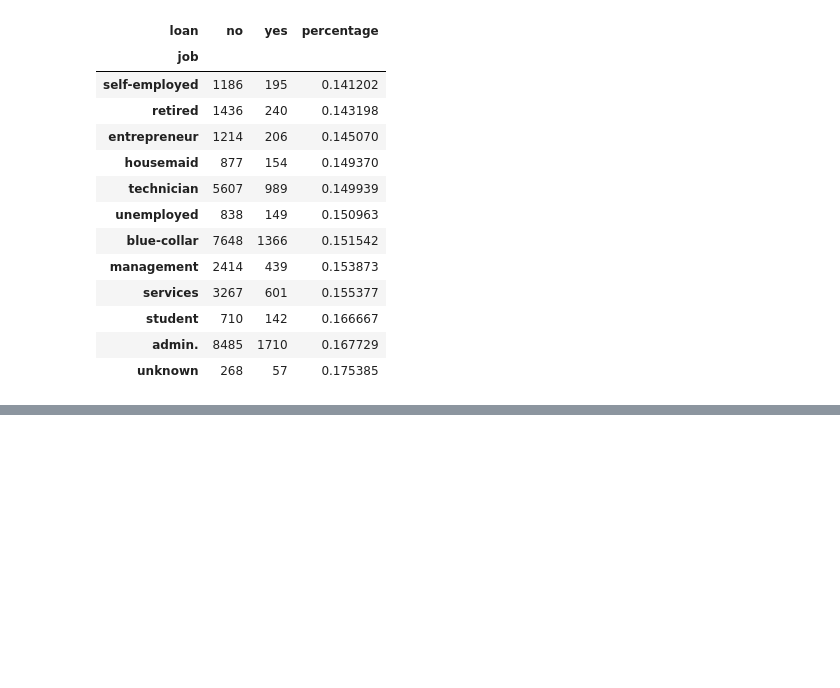
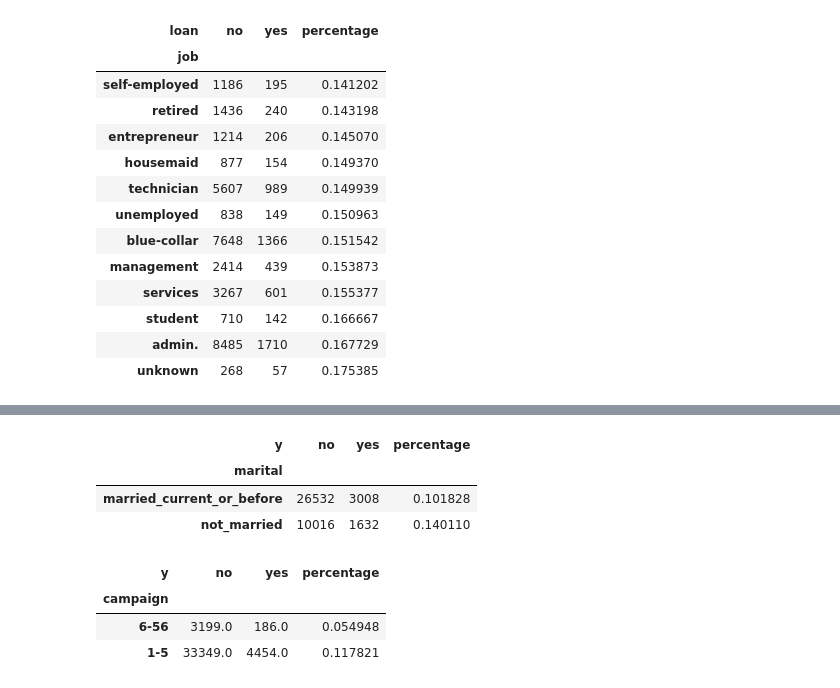
Before and after one commit to yatong2/Springboard, a Jupyter notebook: Capstone_Data_Exploration.ipynb, the cells around one changed output, grey strips where cells are left out. Saved outputs shown, nothing was run; the diff lists cells and outputs as text; code cells hidden in the pictures; blank space fills up the shorter version.

```diff
--- a/Capstone_Data_Exploration.ipynb
+++ b/Capstone_Data_Exploration.ipynb
@@ -150,0 +213,30 @@ l_j.sort_values('percentage')#.drop(h_j.columns[0:3], axis = 1).plot(kind='bar')
+# %%
+#marital situation on campaign success rate
+mar = bank_info.groupby(['marital', 'y']).size().unstack(0)
+mar['married_current_or_before'] = mar.divorced + mar.married
+#single combined with unknown as the amount of unknown values is small and close to single success rate
+mar['not_married'] = mar.single + mar.unknown
+mar = mar.unstack().unstack()
+mar['percentage'] = mar.yes / (mar.no + mar.yes)
+mar1 = mar.drop(mar.index[0:4])
+mar1
+# %% [output]
+| y | no | yes | percentage |
+| marital |  |  |  |
+| married_current_or_before | 26532 | 3008 | 0.101828 |
+| not_married | 10016 | 1632 | 0.140110 |
+# %%
+#call times effect on campaign success rate
+cam = bank_info.groupby(['campaign', 'y']).size().unstack(0).fillna(0)
+cam['6-56'] = cam.loc[:,6:56].sum(1)
+#cam.loc[:,1:10].sum(1)
+cam['1-5'] = cam[1] + cam[2] + cam[3] + cam[4] + cam[5]
+cam = cam.unstack().unstack()
+cam = cam.drop(cam.index[0:42])
+cam['percentage'] = cam.yes / (cam.no + cam.yes)
+cam.sort_values('percentage')
+# %% [output]
+| y | no | yes | percentage |
+| campaign |  |  |  |
+| 6-56 | 3199.0 | 186.0 | 0.054948 |
+| 1-5 | 33349.0 | 4454.0 | 0.117821 |
```
Also changed, not shown: parts of 7 cells of this notebook.
